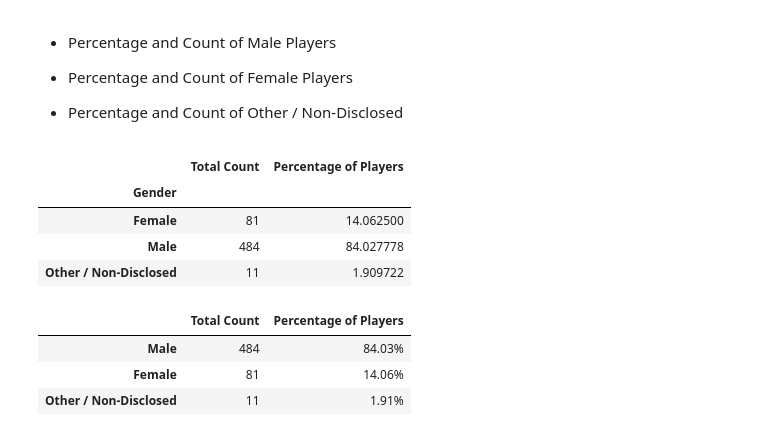
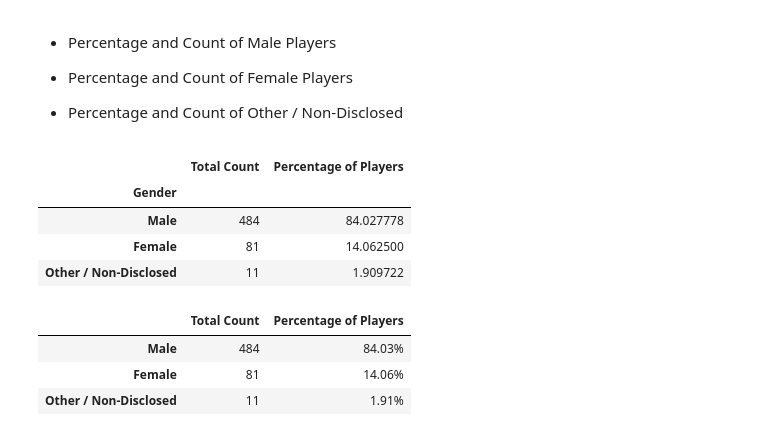
Before and after one commit to cjdance/pandas-challenge, a Jupyter notebook: Heroes ofPyMoli/HeroesOfPymoli_starter.ipynb, the cells around one changed output. Saved outputs shown, nothing was run; the diff lists cells and outputs as text; code cells hidden in the pictures.

```diff
--- a/Heroes ofPyMoli/HeroesOfPymoli_starter.ipynb
+++ b/Heroes ofPyMoli/HeroesOfPymoli_starter.ipynb
@@ -75,16 +75,17 @@ purch_df
 # %%
 gender_df = purchase_data.drop_duplicates('SN',keep = 'first')
 gender_df = pd.DataFrame(gender_df)
 gender_count_df = gender_df.groupby('Gender').count()
 gender_count_df["Percentage of Players"] = (gender_count_df['SN']/len(ind_players) * 100)
 gender_count_df = gender_count_df[['SN','Percentage of Players']]
 gender_count_df = gender_count_df.rename(columns={'SN':'Total Count'})
+gender_count_df = gender_count_df.sort_values('Total Count', ascending = False)
 gender_count_df
 # %% [output]
 |  | Total Count | Percentage of Players |
 | Gender |  |  |
+| Male | 484 | 84.027778 |
 | Female | 81 | 14.062500 |
-| Male | 484 | 84.027778 |
 | Other / Non-Disclosed | 11 | 1.909722 |
 # %%
 # %% [output]
```
Also changed, not shown: parts of 1 cell of this notebook.
